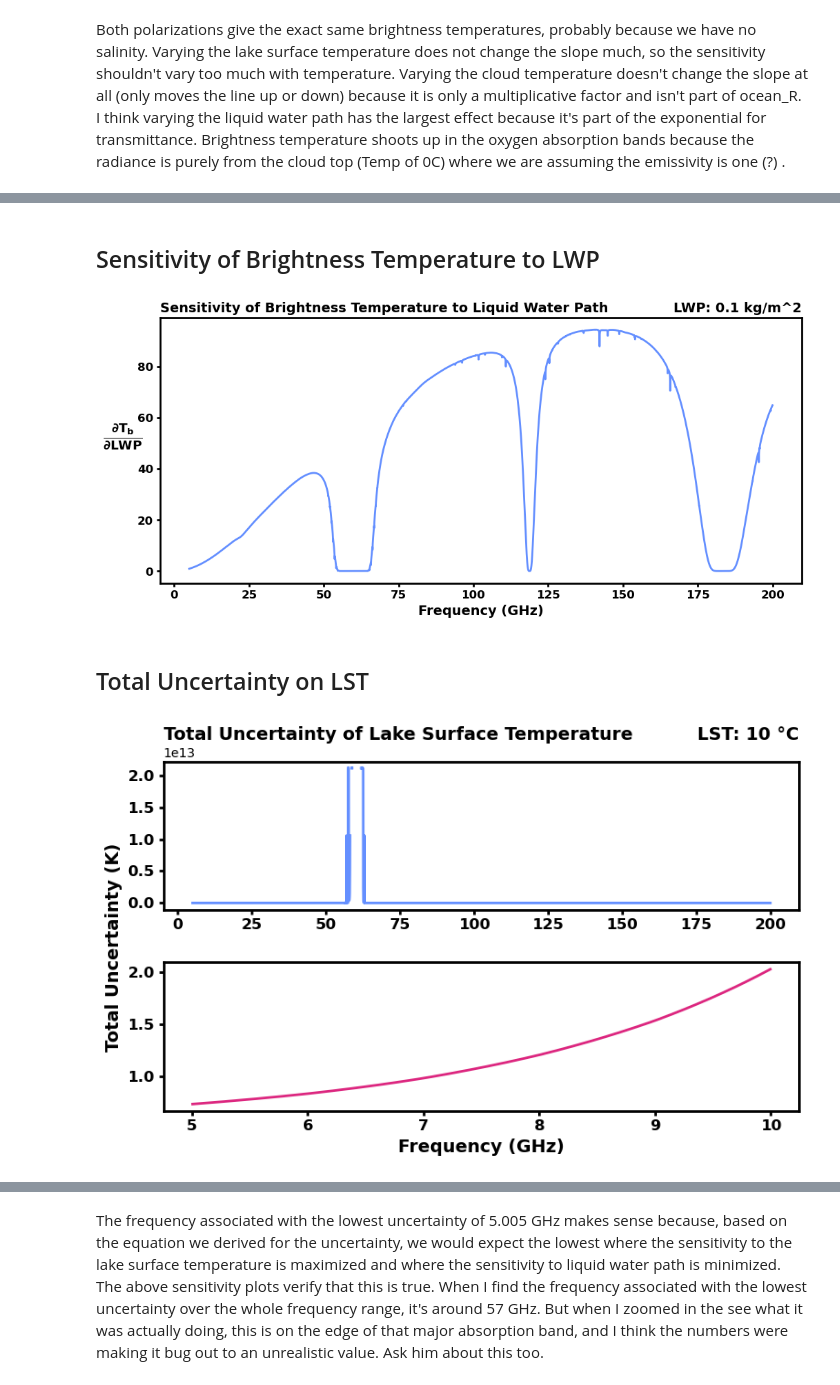
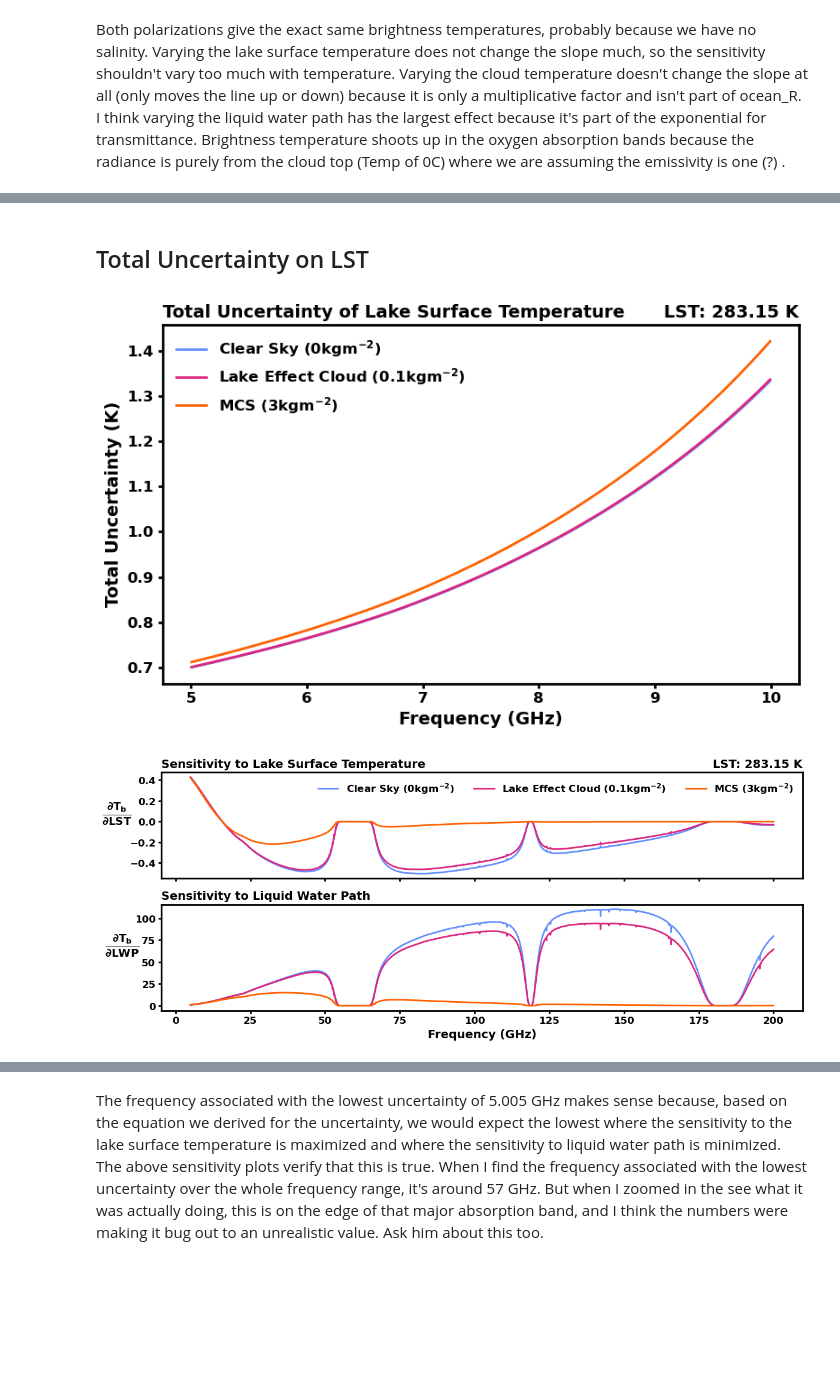
Before and after one commit to larantt/clim485_project, a Jupyter notebook: Final Project.ipynb, the cells around one changed output, grey strips where cells are left out. Drawn from its saved outputs; the diff is of its cells as text; code cells hidden in the pictures; blank space fills up the shorter version.

```diff
--- a/Final Project.ipynb
+++ b/Final Project.ipynb
@@ -68,3 +89,8 @@ T_STAR_CLD_LE = pfs.total_atmospheric_trans(FREQS, LWP_LE, df_liq_water, df_wv_g
+# %%
+LIST_TSTAR = [T_STAR_CLEAR,T_STAR_CLD_LE,T_STAR_CLD_MCS]
+LIST_LWP = [0,LWP_LE,LWP_MCS]
+LIST_COLOR = [COLOR_CLEAR,COLOR_LE,COLOR_MCS]
+LIST_NAME = [r'Clear Sky ($\mathbf{0 kgm^{-2}}$)',r'Lake Effect Cloud ($\mathbf{0.1 kgm^{-2}}$)',r'MCS ($\mathbf{3 kgm^{-2}}$)']
 # %% [markdown]
 ## U.S. Standard Atmosphere Transmittance
 Here we explore the uncertainties over a range of frequencies for a clear sky (no cloud atmosphere)
@@ -147,39 +195,47 @@ bold_axes(ax4)
-# %% [markdown]
-## Sensitivity of Brightness Temperature to LWP
-# %%
-dtb_dlwp_Rv, dtb_dlwp_Rh = pfs.tb_sensitivity_lwp(LST_SUMMER, LWP_LE,
-                                 DELTA_LWP, FREQS, df_liq_water, df_wv_gases)
-
-fig5, ax5 = plt.subplots(1, 1, figsize = (12,5))
-ax5.plot(FREQS, dtb_dlwp_Rv,lw=2, c=IBM_BLUE)
-
-ax5.set_title("Sensitivity of Brightness Temperature to Liquid Water Path",
-                fontweight='bold',fontsize=14,loc='left')
-ax5.set_title(f"LWP: {LWP_LE} kg/m^2",fontweight='bold',fontsize=14,loc='right')
-ax5.set_xlabel("Frequency (GHz)",fontweight='bold',fontsize=14)
-ax5.set_ylabel(r"$\mathbf{\frac{\partial T_b}{\partial LWP}}$    ",
-                rotation = 0, fontsize = 19, fontweight='bold')
-bold_axes(ax5)
-# %% [output]
-[figure, removed]
 # %% [markdown]
 ## Total Uncertainty on LST
 # %%
-total_uncert = pfs.total_uncertainty(NEDT, dtb_dlst_Rv, dtb_dlwp_Rv, DELTA_LWP)
+fig7, ax7 = plt.subplots(1, 1, figsize = (8,5))
+fig8, (ax8a,ax8b) = plt.subplots(2, 1, figsize = (12,5),sharex=True)
 
-fig6, (ax6a,ax6b) = plt.subplots(2, 1, figsize = (8,5))
-ax6a.plot(FREQS, total_uncert,lw=2,c=IBM_BLUE)
-ax6b.plot(FREQS[:500], total_uncert[:500],lw=2,c=IBM_PINK)
+for tstar, lwp, color, name in zip(LIST_TSTAR,LIST_LWP,LIST_COLOR,LIST_NAME):
 
-ax6a.set_title("Total Uncertainty of Lake Surface Temperature",
-                fontweight='bold',fontsize=14,loc='left')
-ax6a.set_title(f"LST: {LST_SUMMER} \u00B0C",fontweight='bold',fontsize=14,loc='right')
+    dtb_dlst_Rv, dtb_dlst_Rh = pfs.tb_sensitivity_lst(LST_SUMMER, DELTA_LST, FREQS, tstar)
+    dtb_dlwp_Rv, dtb_dlwp_Rh = pfs.tb_sensitivity_lwp(LST_SUMMER, lwp, DELTA_LWP, FREQS, df_liq_water, df_wv_gases)
 
-ax6b.set_xlabel("Frequency (GHz)",fontweight='bold',fontsize=14)
-ax6b.set_ylabel("Total Uncertainty (K)",fontweight='bold',fontsize=14,y=1.1)
+    ax8a.plot(FREQS, dtb_dlst_Rv,lw=2,c=color,label=name)
+    ax8b.plot(FREQS, dtb_dlwp_Rv,lw=2,c=color,label=name)
 
-[bold_axes(ax) for ax in [ax6a,ax6b]]
+    total_uncert = pfs.total_uncertainty(NEDT, dtb_dlst_Rv, dtb_dlwp_Rv, DELTA_LWP)
 
-fig6.tight_layout()
+    ax7.plot(FREQS[:500], total_uncert[:500],lw=2,c=color,label=name)
+
+    ax7.set_title("Total Uncertainty of Lake Surface Temperature",fontweight='bold',fontsize=14,loc='left')
+
+    ax7.set_title(f"LST: {LST_SUMMER+273.15} K",fontweight='bold',fontsize=14,loc='right')
+
+    ax7.set_xlabel("Frequency (GHz)",fontweight='bold',fontsize=14)
+    ax7.set_ylabel("Total Uncertainty (K)",fontweight='bold',fontsize=14)
+
+bold_axes(ax7)
+ax7.legend(frameon=False,prop={'weight':'bold','size':12})
+
+[bold_axes(ax) for ax in [ax8a,ax8b]]
+ax8a.legend(frameon=False,prop={'weight':'bold','size':12},ncols=3)
+
+ax8b.set_xlabel("Frequency (GHz)",fontweight='bold',fontsize=14)
+ax8a.set_ylabel(r"$\mathbf{\frac{\partial T_b}{\partial LST}}$    ",
+                rotation = 0, fontsize = 19, fontweight='bold')
+
+ax8b.set_ylabel(r"$\mathbf{\frac{\partial T_b}{\partial LWP}}$    ",
+                rotation = 0, fontsize = 19, fontweight='bold')
+
+ax8a.set_title('Sensitivity to Lake Surface Temperature',fontweight='bold',fontsize=14,loc='left')
+ax8b.set_title('Sensitivity to Liquid Water Path',fontweight='bold',fontsize=14,loc='left')
+ax8a.set_title(f"LST: {LST_SUMMER+273.15} K",fontweight='bold',fontsize=14,loc='right')
+
+fig7.tight_layout()
+fig8.tight_layout()
 # %% [output]
-[figure, old version]
+[figure, new version]
+[figure, added]
```
Also changed, not shown: parts of 14 cells of this notebook, 1 other file.
